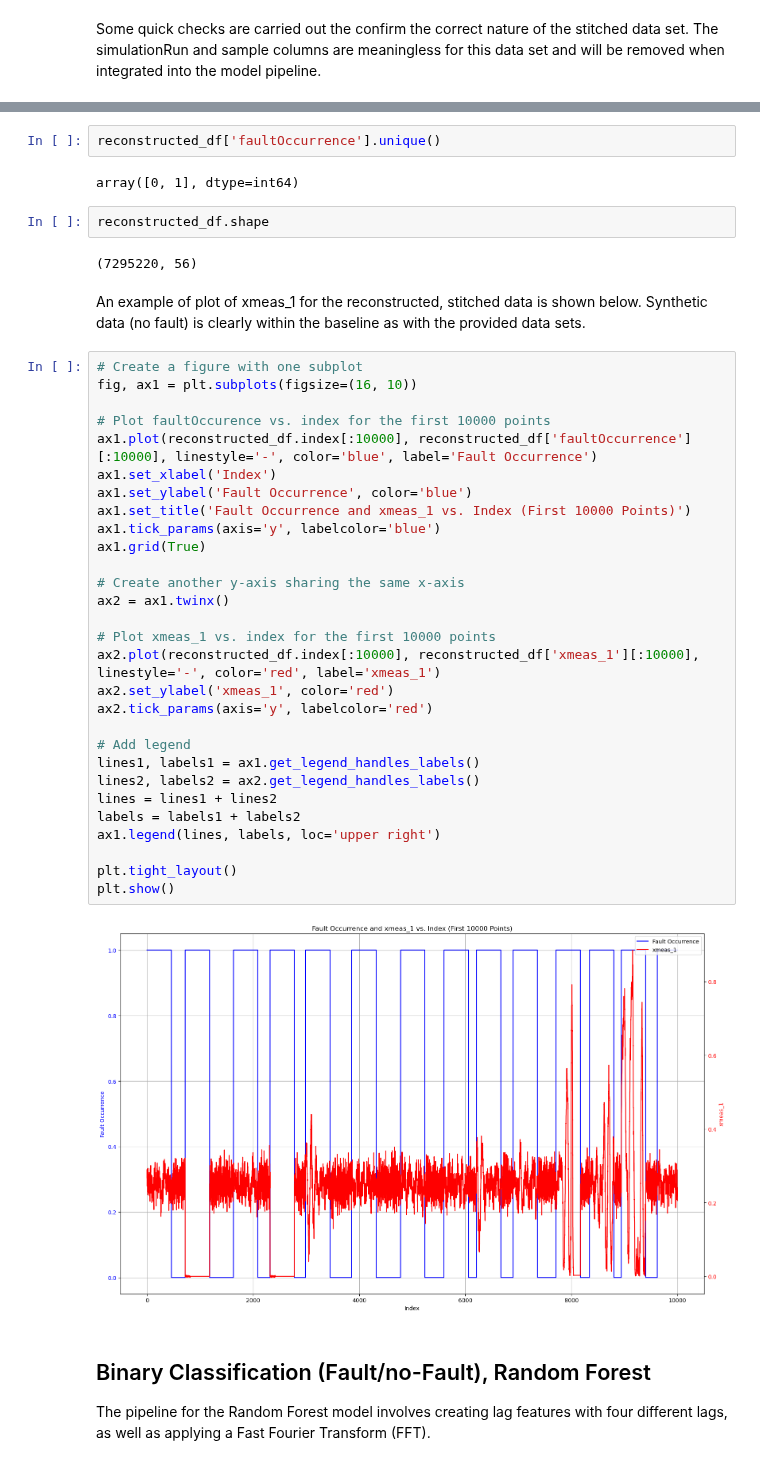
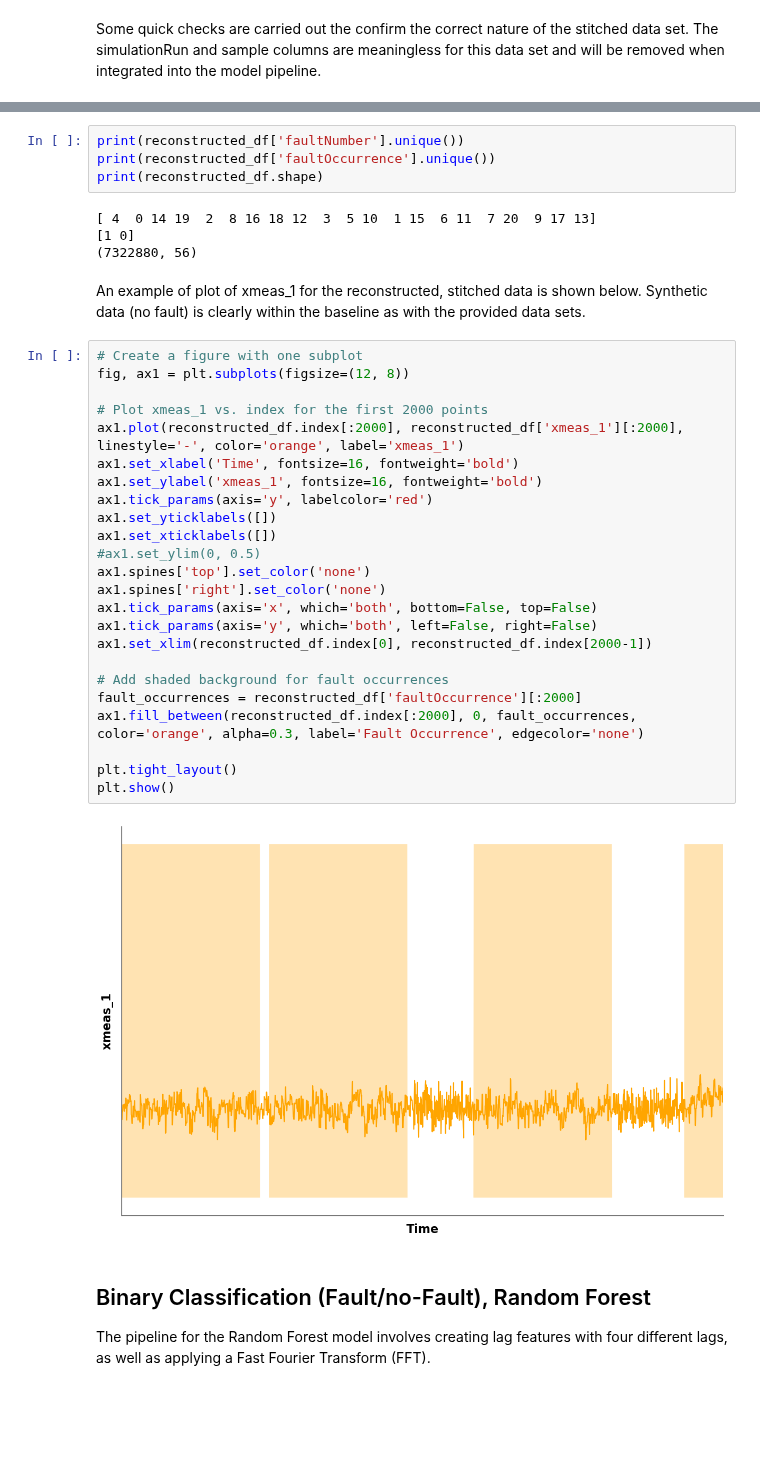
Before and after one commit to bns1808/MECE788Group1, a Jupyter notebook: main/RF and LSTM combined - TK.ipynb, the cells around one changed output, grey strips where cells are left out. Saved outputs shown, nothing was run; the diff lists cells and outputs as text; blank space fills up the shorter version.

```diff
--- a/main/RF and LSTM combined - TK.ipynb
+++ b/main/RF and LSTM combined - TK.ipynb
@@ -313,44 +308,39 @@ array([ 0,  2,  9,  3, 11, 16, 17,  4,  1, 14, 13, 20, 15, 10,  8,  5,  6,
-# %%
-reconstructed_df['faultOccurrence'].unique()
-# %% [output]
-array([0, 1], dtype=int64)
-# %%
-reconstructed_df.shape
-# %% [output]
-(7295220, 56)
+# %%
+print(reconstructed_df['faultNumber'].unique())
+print(reconstructed_df['faultOccurrence'].unique())
+print(reconstructed_df.shape)
+# %% [output]
+[ 4  0 14 19  2  8 16 18 12  3  5 10  1 15  6 11  7 20  9 17 13]
+[1 0]
+(7322880, 56)
 # %% [markdown]
 An example of plot of xmeas_1 for the reconstructed, stitched data is shown below. Synthetic data (no fault) is clearly within the baseline as with the provided data sets.
-# %%
-# Create a figure with one subplot
-fig, ax1 = plt.subplots(figsize=(16, 10))
-
-# Plot faultOccurence vs. index for the first 10000 points
-ax1.plot(reconstructed_df.index[:10000], reconstructed_df['faultOccurrence'][:10000], linestyle='-', color='blue', label='Fault Occurrence')
-ax1.set_xlabel('Index')
-ax1.set_ylabel('Fault Occurrence', color='blue')
-ax1.set_title('Fault Occurrence and xmeas_1 vs. Index (First 10000 Points)')
-ax1.tick_params(axis='y', labelcolor='blue')
-ax1.grid(True)
-
-# Create another y-axis sharing the same x-axis
-ax2 = ax1.twinx()
-
-# Plot xmeas_1 vs. index for the first 10000 points
-ax2.plot(reconstructed_df.index[:10000], reconstructed_df['xmeas_1'][:10000], linestyle='-', color='red', label='xmeas_1')
-ax2.set_ylabel('xmeas_1', color='red')
-ax2.tick_params(axis='y', labelcolor='red')
-
-# Add legend
-lines1, labels1 = ax1.get_legend_handles_labels()
-lines2, labels2 = ax2.get_legend_handles_labels()
-lines = lines1 + lines2
-labels = labels1 + labels2
-ax1.legend(lines, labels, loc='upper right')
-
-plt.tight_layout()
-plt.show()
-# %% [output]
-[figure, removed]
+# %%
+# Create a figure with one subplot
+fig, ax1 = plt.subplots(figsize=(12, 8))
+
+# Plot xmeas_1 vs. index for the first 2000 points
+ax1.plot(reconstructed_df.index[:2000], reconstructed_df['xmeas_1'][:2000], linestyle='-', color='orange', label='xmeas_1')
+ax1.set_xlabel('Time', fontsize=16, fontweight='bold')
+ax1.set_ylabel('xmeas_1', fontsize=16, fontweight='bold')
+ax1.tick_params(axis='y', labelcolor='red')
+ax1.set_yticklabels([])
+ax1.set_xticklabels([])
+#ax1.set_ylim(0, 0.5)
+ax1.spines['top'].set_color('none')
+ax1.spines['right'].set_color('none')
+ax1.tick_params(axis='x', which='both', bottom=False, top=False)
+ax1.tick_params(axis='y', which='both', left=False, right=False)
+ax1.set_xlim(reconstructed_df.index[0], reconstructed_df.index[2000-1])
+
+# Add shaded background for fault occurrences
+fault_occurrences = reconstructed_df['faultOccurrence'][:2000]
+ax1.fill_between(reconstructed_df.index[:2000], 0, fault_occurrences, color='orange', alpha=0.3, label='Fault Occurrence', edgecolor='none')
+
+plt.tight_layout()
+plt.show()
+# %% [output]
+[figure, added]
 # %% [markdown]
 ## Binary Classification (Fault/no-Fault), Random Forest
 
```
Also changed, not shown: parts of 13 cells of this notebook.
